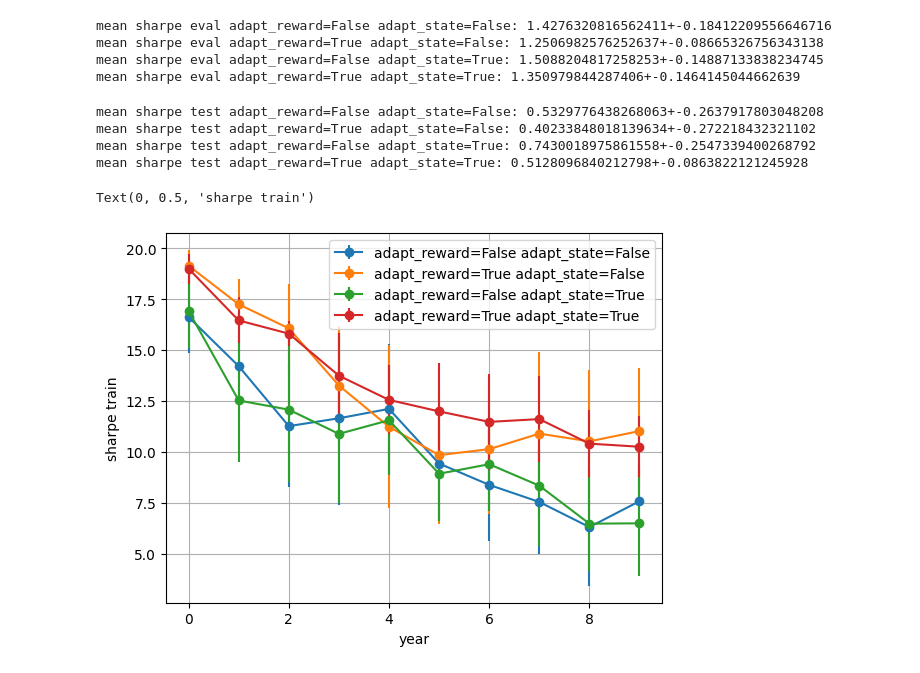
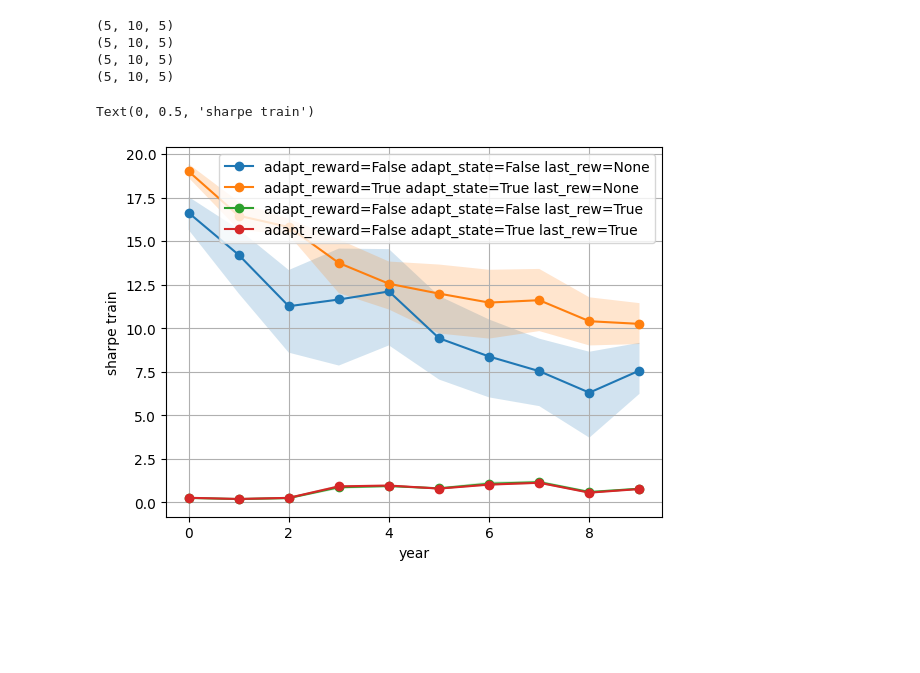
Before and after one commit to MaxNaeg/ncmdp, a Jupyter notebook: portfolio_opt_env/eval_full_exp.ipynb, the cells around one changed output. Drawn from its saved outputs; the diff is of its cells as text; code cells hidden in the pictures; blank space fills up the shorter version.

Commit message:
added new eval script

```diff
--- a/portfolio_opt_env/eval_full_exp.ipynb
+++ b/portfolio_opt_env/eval_full_exp.ipynb
@@ -78,46 +77,44 @@ mean sharpe train adapt_reward=True adapt_state=True: 13.32820967494807+-1.14461
-# %%
-mean_sharpes_eval = {}
-std_sharpes_eval = {}
-rel_sharpes_eval = {}
-for adapt_reward, adapt_state in options_list:
-    best_seed = best_seed_all[(adapt_reward, adapt_state)]
-    rel_sharpes = [arr[(range(len(arr)), best_seed%5)] for arr, best_seed in zip(sharpes_all_eval[(adapt_reward, adapt_state)], best_seed)]
-    rel_sharpes_eval[(adapt_reward, adapt_state)] = rel_sharpes
-    mean_sharpes_eval[(adapt_reward, adapt_state)] = np.mean(np.concatenate(rel_sharpes))
-    std_sharpes_eval[(adapt_reward, adapt_state)] = np.std(np.mean(rel_sharpes, axis=1))
-    print(fr"mean sharpe eval {adapt_reward=} {adapt_state=}: {mean_sharpes_eval[(adapt_reward, adapt_state)]}+-{std_sharpes_eval[(adapt_reward, adapt_state)]}")
-# %% [output]
-mean sharpe eval adapt_reward=False adapt_state=False: 1.4276320816562411+-0.18412209556646716
-mean sharpe eval adapt_reward=True adapt_state=False: 1.2506982576252637+-0.08665326756343138
-mean sharpe eval adapt_reward=False adapt_state=True: 1.5088204817258253+-0.14887133838234745
-mean sharpe eval adapt_reward=True adapt_state=True: 1.350979844287406+-0.1464145044662639
-# %%
-mean_sharpes_test = {}
-std_sharpes_test = {}
-rel_sharpes_test = {}
-for adapt_reward, adapt_state in options_list:
-    best_seed = best_seed_all[(adapt_reward, adapt_state)]
-    rel_sharpes = [arr[(range(len(arr)), best_seed%5)] for arr, best_seed in zip(sharpes_all_test[(adapt_reward, adapt_state)], best_seed)]
-    rel_sharpes_test[(adapt_reward, adapt_state)] = rel_sharpes
-    mean_sharpes_test[(adapt_reward, adapt_state)] = np.mean(np.concatenate(rel_sharpes))
-    std_sharpes_test[(adapt_reward, adapt_state)] = np.std(np.mean(rel_sharpes, axis=1))
-    print(fr"mean sharpe test {adapt_reward=} {adapt_state=}: {mean_sharpes_test[(adapt_reward, adapt_state)]}+-{std_sharpes_test[(adapt_reward, adapt_state)]}")
-# %% [output]
-mean sharpe test adapt_reward=False adapt_state=False: 0.5329776438268063+-0.2637917803048208
-mean sharpe test adapt_reward=True adapt_state=False: 0.40233848018139634+-0.272218432321102
-mean sharpe test adapt_reward=False adapt_state=True: 0.7430018975861558+-0.2547339400268792
-mean sharpe test adapt_reward=True adapt_state=True: 0.5128096840212798+-0.0863822121245928
+# %%
+def bootstrap_ci(data, n_resamples=10000, ci=90):
+    """
+    data: numpy array of shape (a, b, c)
+    Returns: tuple (mean, lower_ci, upper_ci), each of shape (b,)
+    """
+    a, b, c = data.shape
+    means = np.zeros((n_resamples, b))
+    for i in range(n_resamples):
+        # Resample along axis 0 and 2
+        idx_a = np.random.randint(0, a, a)
+        idx_c = np.random.randint(0, c, c)
+        sample = data[idx_a][:, :, idx_c]
+        means[i] = sample.mean(axis=(0, 2))
+
+    lower = np.percentile(means, (100 - ci) / 2, axis=0)
+    upper = np.percentile(means, 100 - (100 - ci) / 2, axis=0)
+    mean = data.mean(axis=(0, 2))
+    return mean, lower, upper
 # %%
-for adapt_reward, adapt_state in options_list:
-    max_idx = min([len(ar) for ar in sharpes_all_train[(adapt_reward, adapt_state)]])
-    cut_rel_sharpes_train = np.array([ar[:max_idx] for ar in sharpes_all_train[(adapt_reward, adapt_state)]])
-    plt.errorbar(range(max_idx), np.mean(cut_rel_sharpes_train, axis=(0,2)),
-                 np.std(cut_rel_sharpes_train, axis=(0,2)), label=f"{adapt_reward=} {adapt_state=}",
-                 marker='o')
+for adapt_reward, adapt_state, last_rew  in options_list:
+    max_idx = min([len(ar) for ar in sharpes_all_train[(adapt_reward, adapt_state, last_rew)]])
+    cut_rel_sharpes_train = np.array([ar[:max_idx] for ar in sharpes_all_train[(adapt_reward, adapt_state, last_rew)]])
+    print(cut_rel_sharpes_train.shape)
+    mean, lower, upper = bootstrap_ci(cut_rel_sharpes_train, n_resamples=10000, ci=95)
+    # plot mean and shade confidence interval
+    plt.plot(range(max_idx), mean, label=f"{adapt_reward=} {adapt_state=} {last_rew=}",
+             marker='o')
+    plt.fill_between(range(max_idx), lower, upper, alpha=0.2)
+    #plt.ylim(0, 1.5)
+    # plt.errorbar(range(max_idx), mean,
+    #              np.std(cut_rel_sharpes_train, axis=(0,2)), label=f"{adapt_reward=} {adapt_state=} {last_rew=}",
+    #              marker='o')
 plt.legend()
 plt.grid()
 plt.xlabel("year")
 plt.ylabel("sharpe train")
 # %% [output]
-Text(0, 0.5, 'sharpe train')
+(5, 10, 5)
+(5, 10, 5)
+(5, 10, 5)
+(5, 10, 5)
+Text(0, 0.5, 'sharpe train')
-[figure, old version]
+[figure, new version]
```
Also changed, not shown: parts of 6 cells of this notebook, 1 other file.
